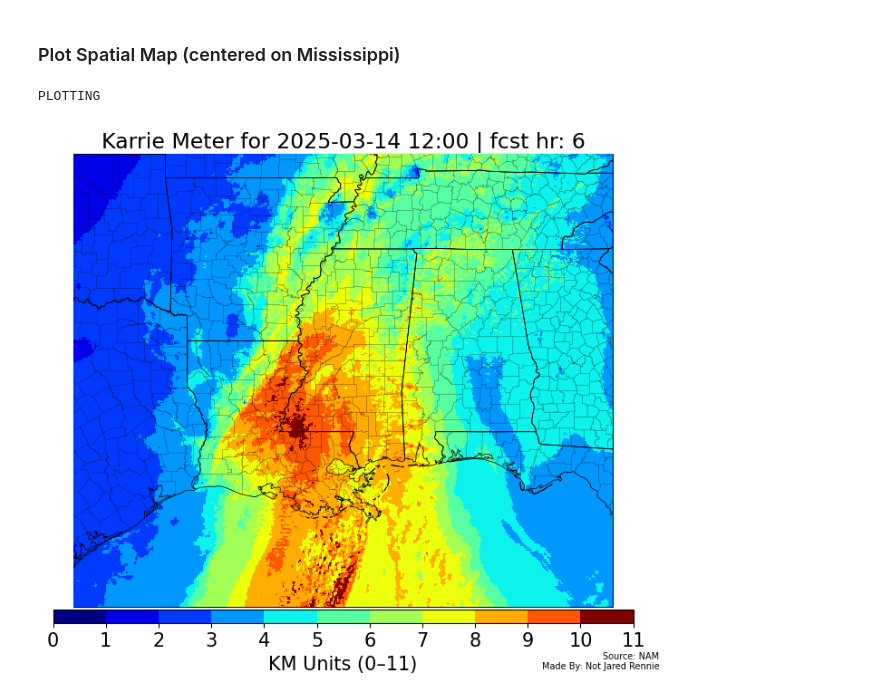
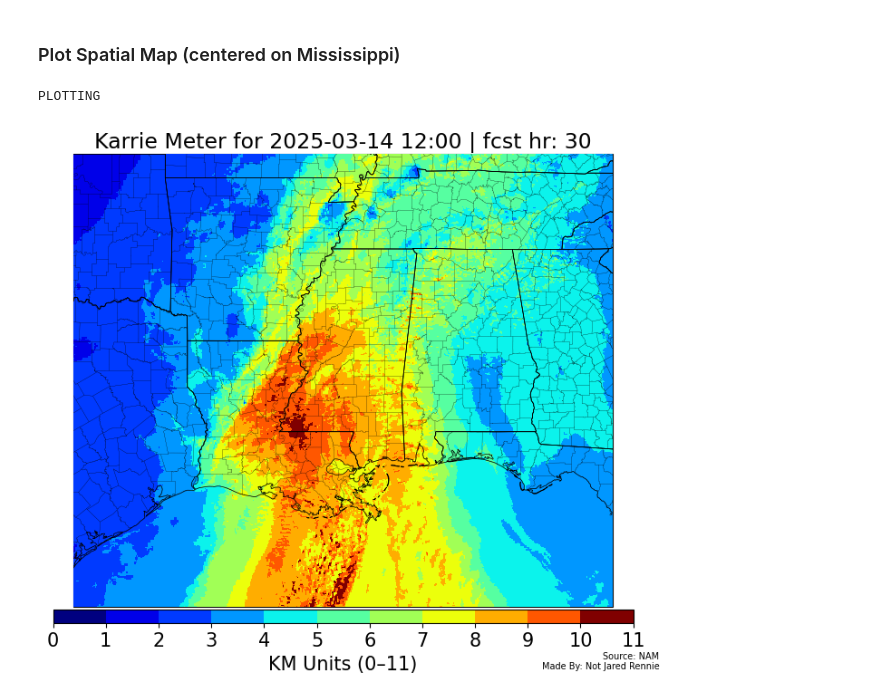
Before and after one commit to jjrennie/karrie-meter, a Jupyter notebook: karrie_meter.ipynb, the cells around one changed output. Cells and saved outputs as stored; diff of their text form; code cells hidden in the pictures.

```diff
--- a/karrie_meter.ipynb
+++ b/karrie_meter.ipynb
@@ -441,32 +448,32 @@ ax.set_facecolor(ocean_hex)
 
 # Add Boundaries
 ax.add_feature(cfeature.COASTLINE, linewidth=0.5)
 ax.add_feature(cfeature.BORDERS, linewidth=0.5)
 ax.add_feature(cfeature.STATES, linewidth=0.5, facecolor=land_hex, zorder=9)
 ax.add_feature(cfeature.STATES, linewidth=0.5, zorder=10)
 ax.add_feature(USCOUNTIES.with_scale('500k'),linewidth=0.10,edgecolor='black',facecolor='None',zorder=10)
 
 # Plot Data
 mesh = ax.pcolormesh(lons, lats, KM1, transform=ccrs.PlateCarree(), cmap=cmap, norm=norm, zorder=9)
 #mesh = ax.pcolormesh(lons, lats, KM2, transform=ccrs.PlateCarree(), cmap=cmap, norm=norm, zorder=9)
 
 # --- Add Colorbar ---
 cax = fig.add_axes([0.1, -0.035, 0.8, 0.03])
 cbar = plt.colorbar(mesh, cax=cax, boundaries=bounds,ticks=np.arange(0, 12, 1),
     orientation='horizontal', extend='neither', spacing='proportional')
 cbar.ax.tick_params(labelsize=15)
 cbar.set_label(unit, size=15)
 
 # Annotate Info On Graphic
 plt.annotate('Source: ' + inModel.upper() + '\nMade By: ' + author, xy=(1.045, -3.51), xycoords='axes fraction',
     fontsize=7, color='black', horizontalalignment='right', verticalalignment='bottom')
 
 # Add Title and Save to File
-plt.suptitle(element_name + ' for ' + runDate + ' | fcst hr: ' + str(inFcsrHour),size=17,color='black',y=1.05)
+plt.suptitle(element_name + ' for ' + runDate + ' | fcst hr: ' + str(inFcstHour),size=17,color='black',y=1.05)
 plt.savefig('km_'+inModel+'_'+runDate.replace(' ','-')+'-fcst'+str(inFcsrHour)+'.png', bbox_inches='tight', dpi=dpi)
 plt.show()
 plt.clf()
 plt.close()
 # %% [output]
 PLOTTING
-[figure, old version]
+[figure, new version]
```
Also changed, not shown: parts of 6 cells of this notebook.
